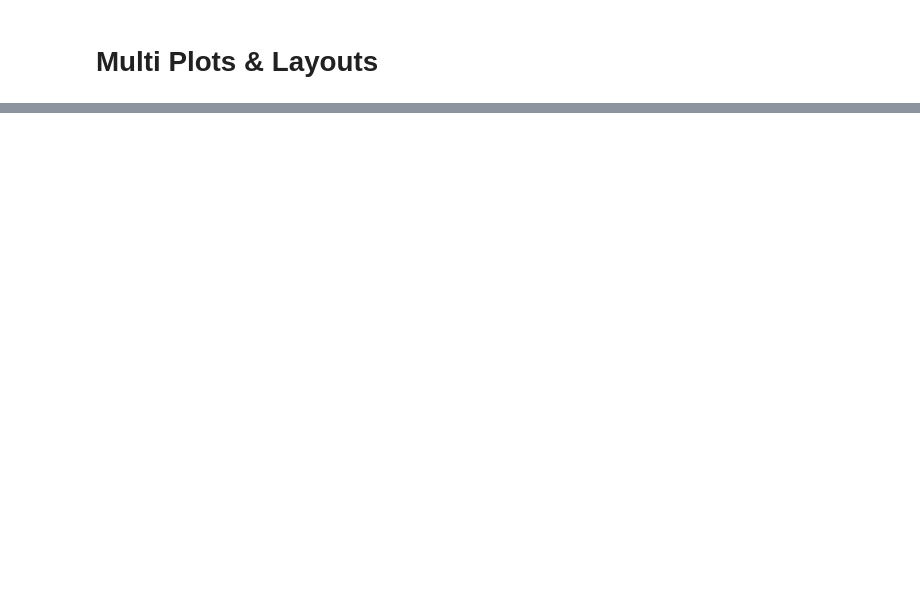
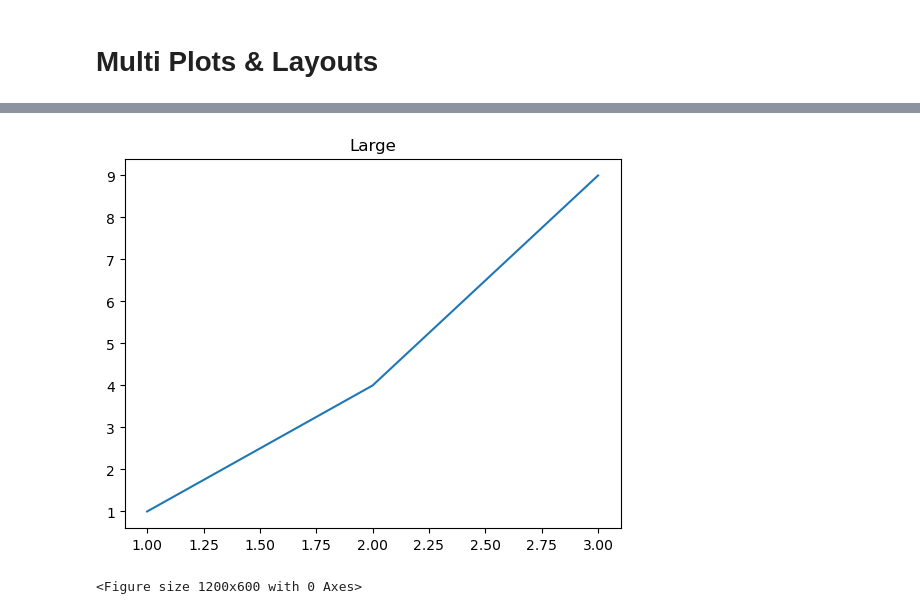
Before and after one commit to aksa106/Data-Analysis-with-Python, a Jupyter notebook: Matplotlib/Phase2.ipynb, the cells around one changed output, grey strips where cells are left out. Saved outputs shown, nothing was run; the diff lists cells and outputs as text; code cells hidden in the pictures; blank space fills up the shorter version.

```diff
--- a/Matplotlib/Phase2.ipynb
+++ b/Matplotlib/Phase2.ipynb
@@ -18,0 +83,19 @@ plt.show()
+# %%
+### FIGURE
+
+import matplotlib.pyplot as plt
+
+x = [1,2,3]
+
+y = [1,4,9]
+
+plt.plot(x,y)
+
+plt.title("Large")
+
+plt.figure(figsize=(12,6)) ## This creates an empty canvas (Blank sheet of paper)
+
+plt.show()
+# %% [output]
+[figure, added]
+<Figure size 1200x600 with 0 Axes>
```
Also changed, not shown: parts of 9 cells of this notebook.
